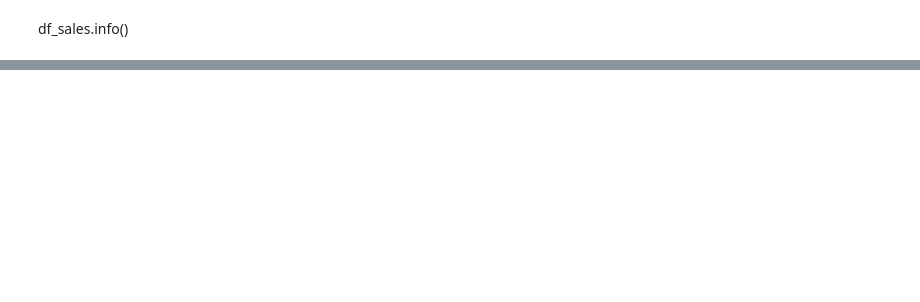
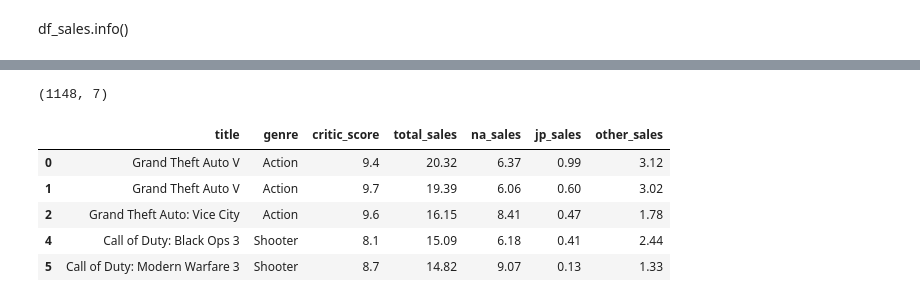
Before and after one commit to eliomartinezcastano-stack/sql-database, a Jupyter notebook: notebooks/1_exploracion.ipynb, the cells around one changed output, grey strips where cells are left out. Saved outputs shown, nothing was run; the diff lists cells and outputs as text; code cells hidden in the pictures; blank space fills up the shorter version.

```diff
--- a/notebooks/1_exploracion.ipynb
+++ b/notebooks/1_exploracion.ipynb
@@ -86,0 +129,15 @@ df_sales.info()
+# %%
+#columnas a mantener
+columns_to_mantain = [
+    'title',
+    'genre',
+    'critic_score',
+    'total_sales',
+    'na_sales',
+    'jp_sales',
+    'other_sales'
+]
+
+df_sales = df_sales[columns_to_mantain]
+
+print(df_sales.columns)
@@ -86,0 +226,24 @@ df_sales.info()
+# %%
+#convertir ceros a Nan
+import numpy as np
+
+df_sales.replace(0, np.nan, inplace=True)
+df_sales.dropna(inplace=True)
+# %%
+#eliminar filas NaN
+df_sales.dropna(inplace=True)
+# %%
+#verificacion
+df_sales.isna().sum()
+df_sales.shape
+# %% [output]
+(1148, 7)
+# %%
+df_sales.head()
+# %% [output]
+|  | title | genre | critic_score | total_sales | na_sales | jp_sales | other_sales |
+| 0 | Grand Theft Auto V | Action | 9.4 | 20.32 | 6.37 | 0.99 | 3.12 |
+| 1 | Grand Theft Auto V | Action | 9.7 | 19.39 | 6.06 | 0.60 | 3.02 |
+| 2 | Grand Theft Auto: Vice City | Action | 9.6 | 16.15 | 8.41 | 0.47 | 1.78 |
+| 4 | Call of Duty: Black Ops 3 | Shooter | 8.1 | 15.09 | 6.18 | 0.41 | 2.44 |
+| 5 | Call of Duty: Modern Warfare 3 | Shooter | 8.7 | 14.82 | 9.07 | 0.13 | 1.33 |
```
Also changed, not shown: parts of 9 cells of this notebook.
